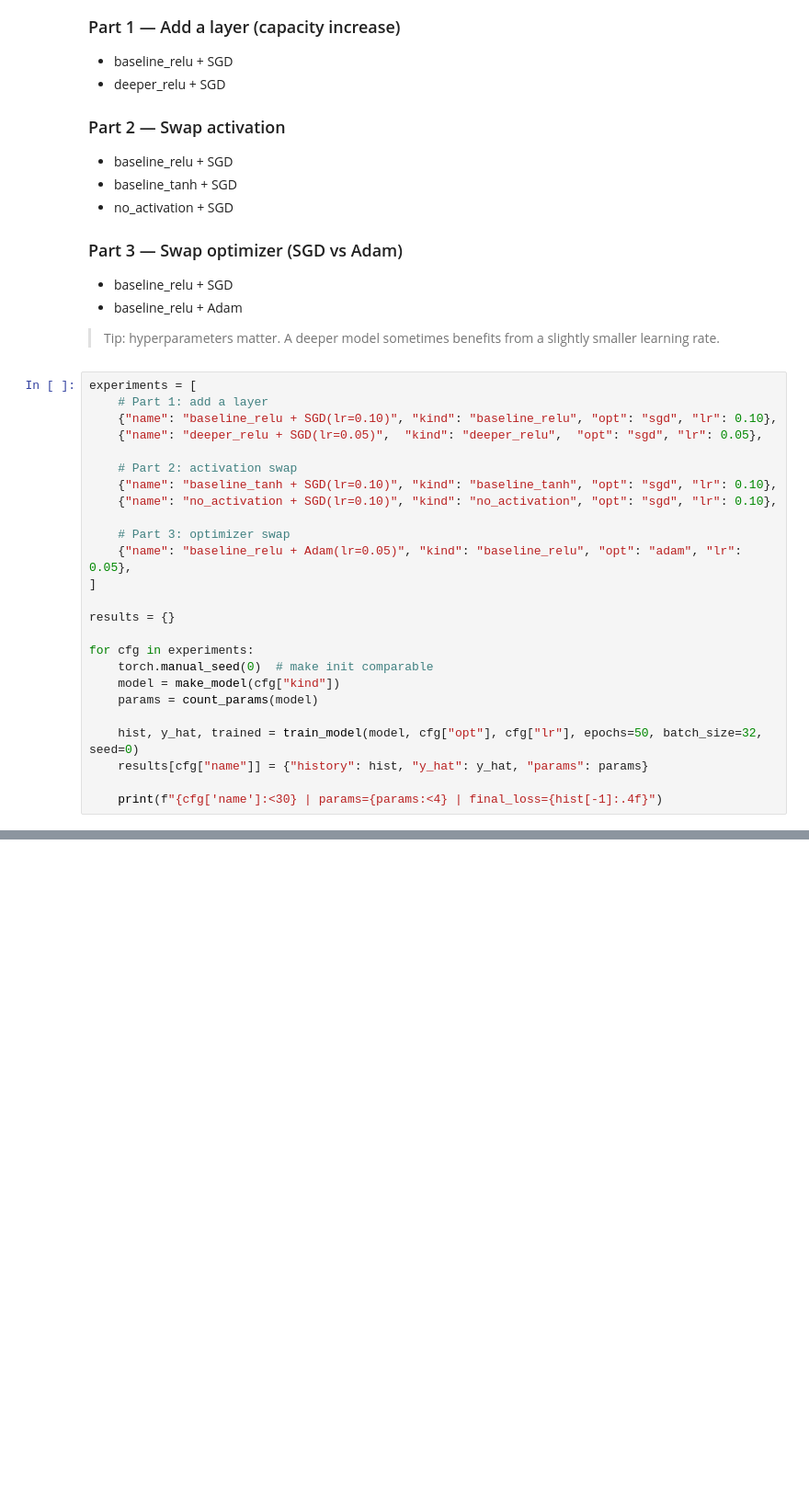
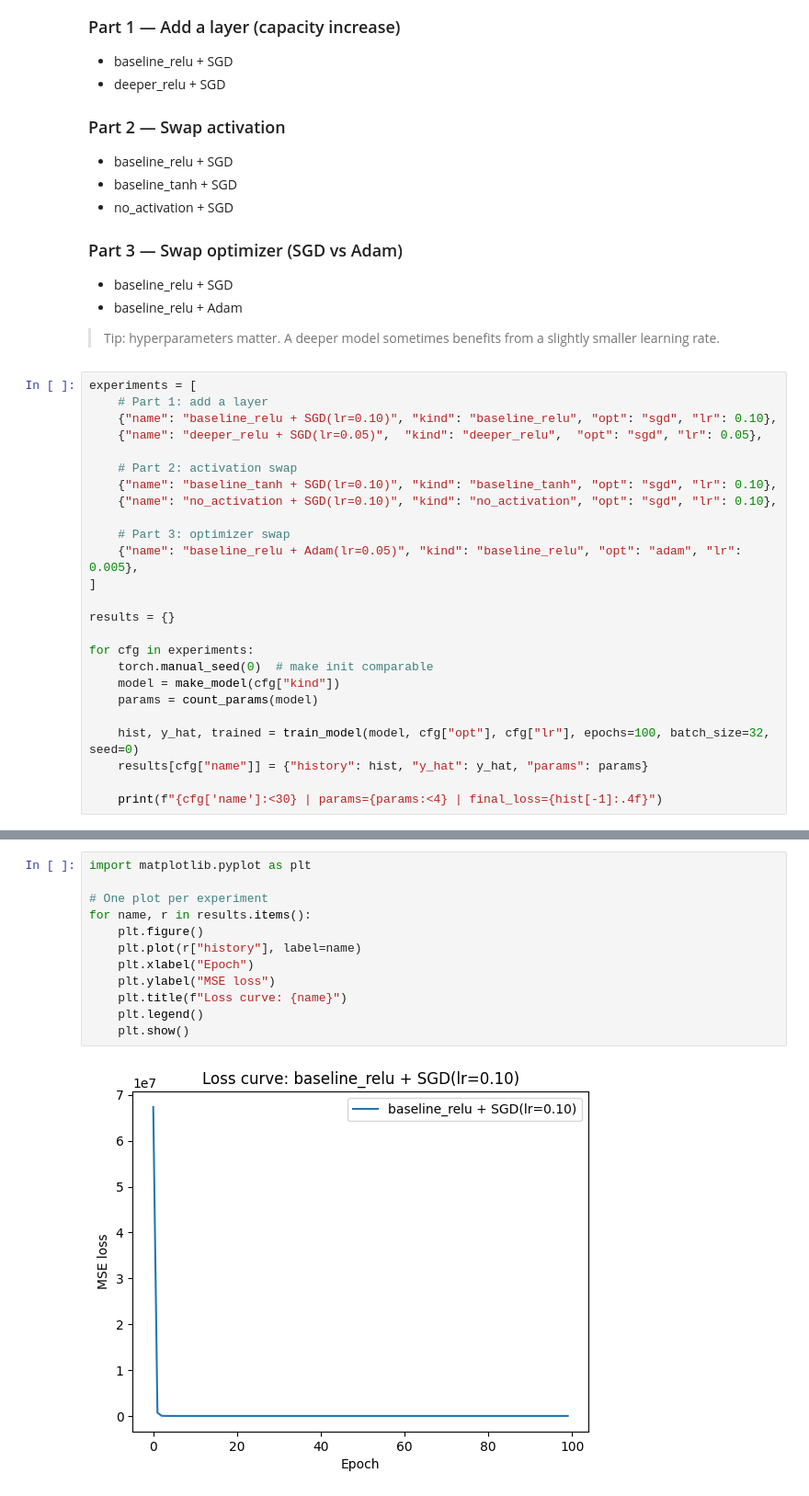
Before and after one commit to samx18/nn-training-demo, a Jupyter notebook: minimal_pytorch_nn_training_variations_house_prices.ipynb, the cells around one changed output, grey strips where cells are left out. Shown at 92% size. Saved outputs shown, nothing was run; the diff lists cells and outputs as text; blank space fills up the shorter version.

Commit message:
Added additional experiments

```diff
--- a/minimal_pytorch_nn_training_variations_house_prices.ipynb
+++ b/minimal_pytorch_nn_training_variations_house_prices.ipynb
@@ -221,7 +240,7 @@ experiments = [
     {"name": "no_activation + SGD(lr=0.10)", "kind": "no_activation", "opt": "sgd", "lr": 0.10},
 
     # Part 3: optimizer swap
-    {"name": "baseline_relu + Adam(lr=0.05)", "kind": "baseline_relu", "opt": "adam", "lr": 0.05},
+    {"name": "baseline_relu + Adam(lr=0.05)", "kind": "baseline_relu", "opt": "adam", "lr": 0.005},
 ]
 
 results = {}
@@ -231,7 +250,7 @@ for cfg in experiments:
     model = make_model(cfg["kind"])
     params = count_params(model)
 
-    hist, y_hat, trained = train_model(model, cfg["opt"], cfg["lr"], epochs=50, batch_size=32, seed=0)
+    hist, y_hat, trained = train_model(model, cfg["opt"], cfg["lr"], epochs=100, batch_size=32, seed=0)
     results[cfg["name"]] = {"history": hist, "y_hat": y_hat, "params": params}
 
     print(f"{cfg['name']:<30} | params={params:<4} | final_loss={hist[-1]:.4f}")
@@ -247,0 +275,14 @@ plt.show()
+# %%
+import matplotlib.pyplot as plt
+
+# One plot per experiment
+for name, r in results.items():
+    plt.figure()
+    plt.plot(r["history"], label=name)
+    plt.xlabel("Epoch")
+    plt.ylabel("MSE loss")
+    plt.title(f"Loss curve: {name}")
+    plt.legend()
+    plt.show()
+# %% [output]
+[figure, added]
```
Also changed, not shown: parts of 9 cells of this notebook, 3 other files.
